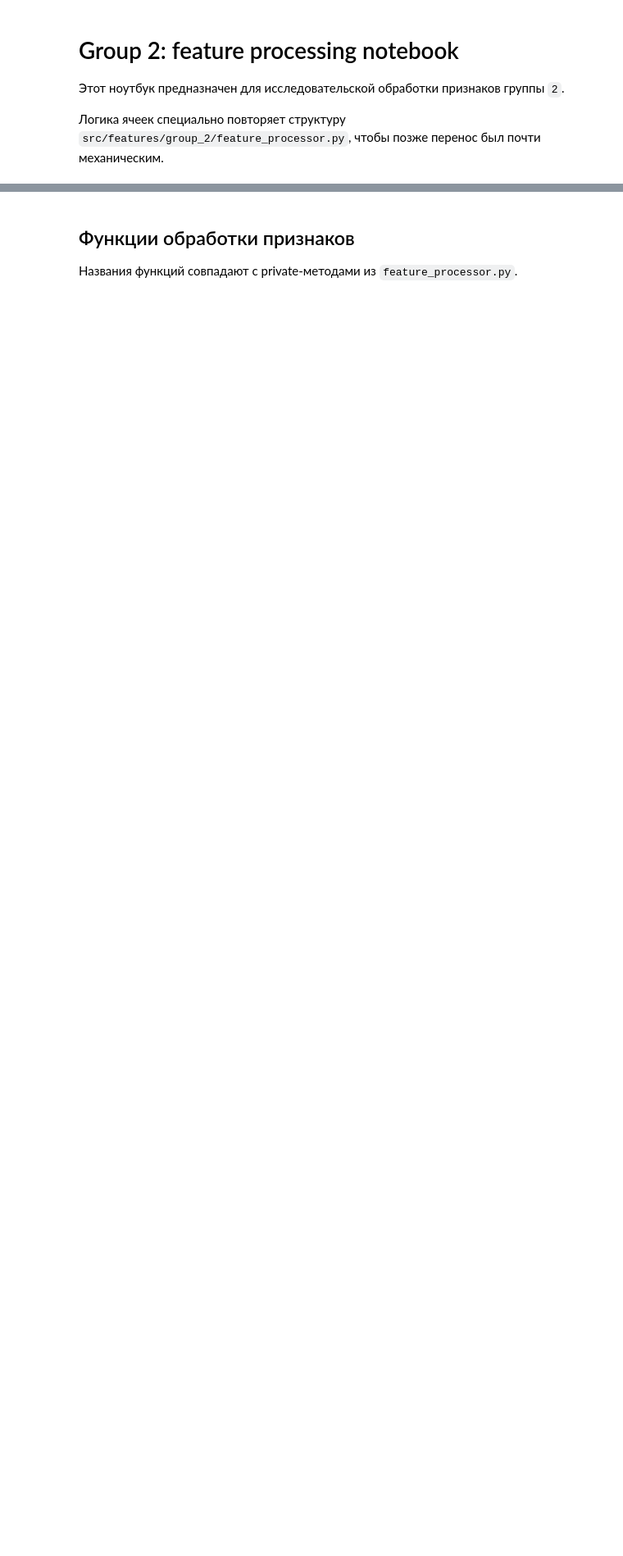
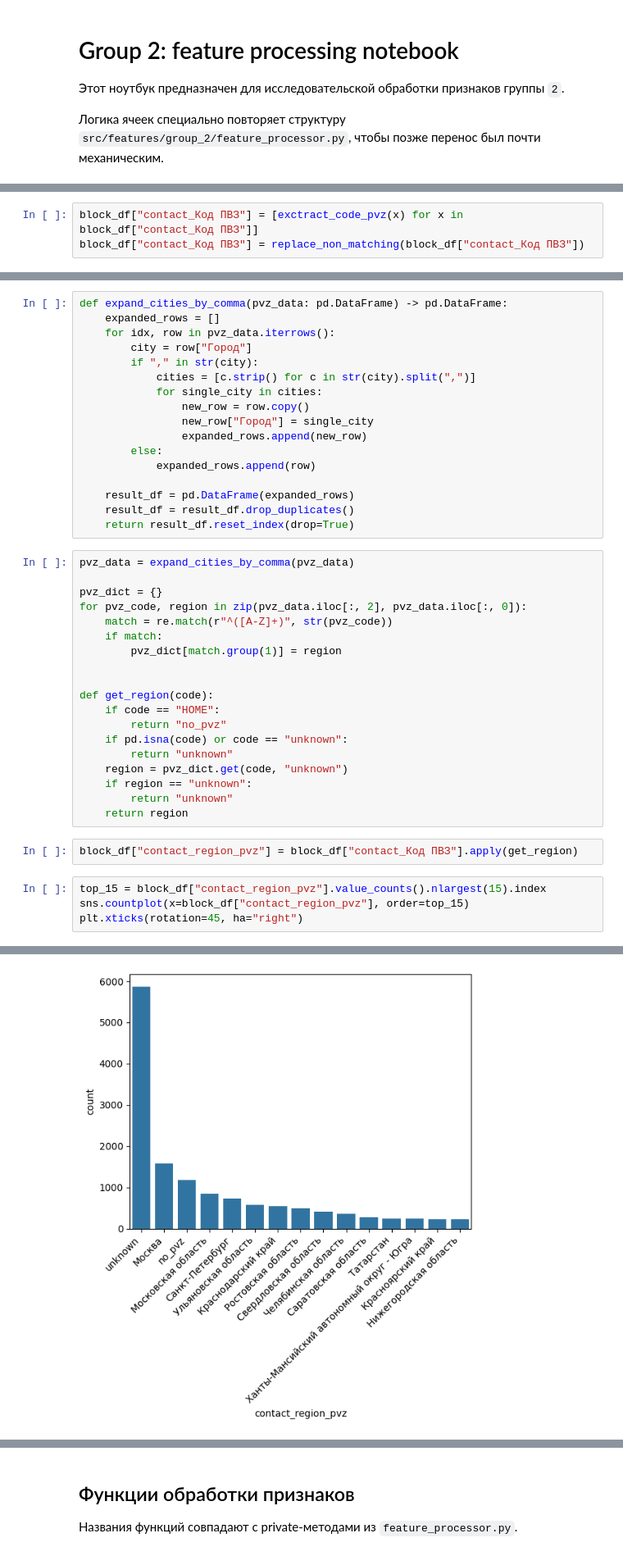
Before and after one commit to JeffRaiAlt/xakaton_mipt, a Jupyter notebook: notebooks/group_2/feature_processing_template.ipynb, the cells around one changed output, grey strips where cells are left out. Shown at 82% size. Drawn from its saved outputs; the diff is of its cells as text; blank space fills up the shorter version.

```diff
--- a/notebooks/group_2/feature_processing_template.ipynb
+++ b/notebooks/group_2/feature_processing_template.ipynb
@@ -42,0 +200,3 @@ Block shape: (5383, 19)
+# %%
+block_df["contact_Код ПВЗ"] = [exctract_code_pvz(x) for x in block_df["contact_Код ПВЗ"]]
+block_df["contact_Код ПВЗ"] = replace_non_matching(block_df["contact_Код ПВЗ"])
@@ -42,0 +222,43 @@ Block shape: (5383, 19)
+# %%
+def expand_cities_by_comma(pvz_data: pd.DataFrame) -> pd.DataFrame:
+    expanded_rows = []
+    for idx, row in pvz_data.iterrows():
+        city = row["Город"]
+        if "," in str(city):
+            cities = [c.strip() for c in str(city).split(",")]
+            for single_city in cities:
+                new_row = row.copy()
+                new_row["Город"] = single_city
+                expanded_rows.append(new_row)
+        else:
+            expanded_rows.append(row)
+
+    result_df = pd.DataFrame(expanded_rows)
+    result_df = result_df.drop_duplicates()
+    return result_df.reset_index(drop=True)
+# %%
+pvz_data = expand_cities_by_comma(pvz_data)
+
+pvz_dict = {}
+for pvz_code, region in zip(pvz_data.iloc[:, 2], pvz_data.iloc[:, 0]):
+    match = re.match(r"^([A-Z]+)", str(pvz_code))
+    if match:
+        pvz_dict[match.group(1)] = region
+
+
+def get_region(code):
+    if code == "HOME":
+        return "no_pvz"
+    if pd.isna(code) or code == "unknown":
+        return "unknown"
+    region = pvz_dict.get(code, "unknown")
+    if region == "unknown":
+        return "unknown"
+    return region
+# %%
+block_df["contact_region_pvz"] = block_df["contact_Код ПВЗ"].apply(get_region)
+# %%
+top_15 = block_df["contact_region_pvz"].value_counts().nlargest(15).index
+sns.countplot(x=block_df["contact_region_pvz"], order=top_15)
+plt.xticks(rotation=45, ha="right")
+# %% [output]
@@ -42,0 +281 @@ Block shape: (5383, 19)
+[figure, added]
```
Also changed, not shown: parts of 55 cells of this notebook, 3 other files.
